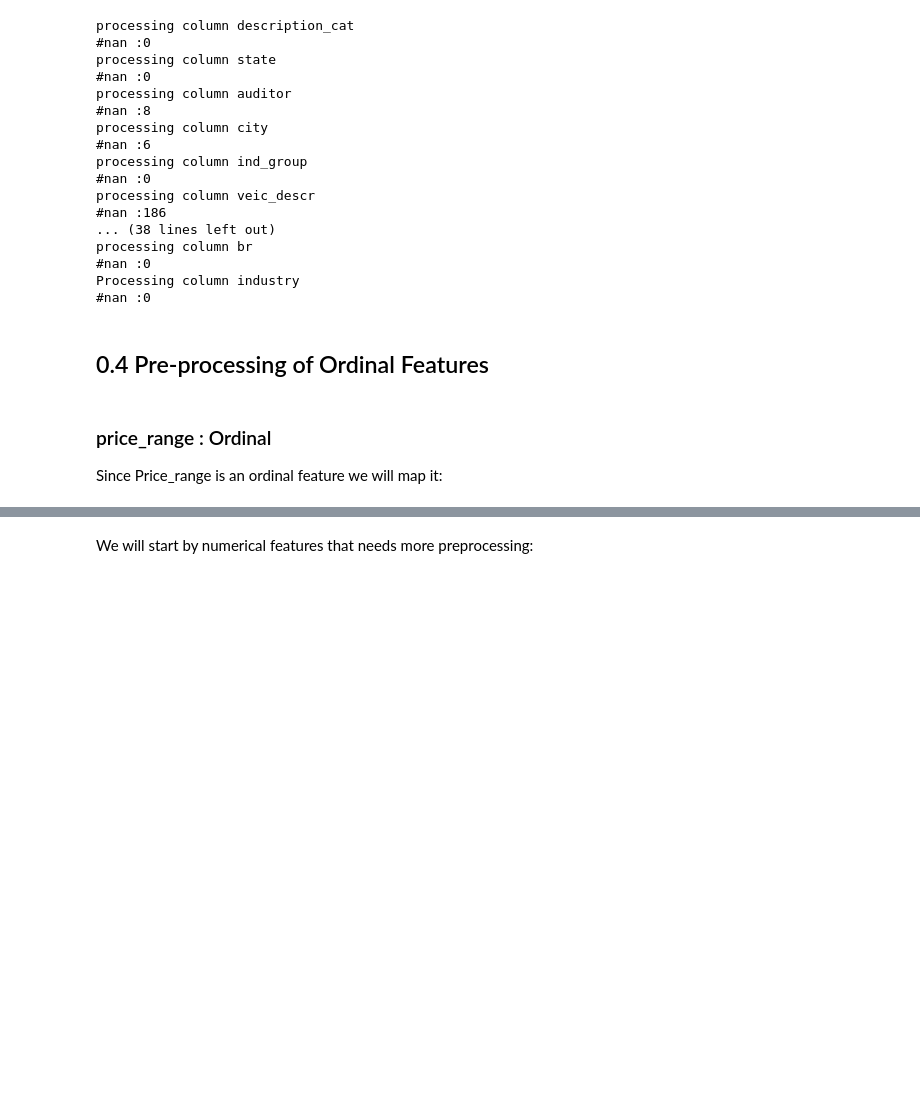
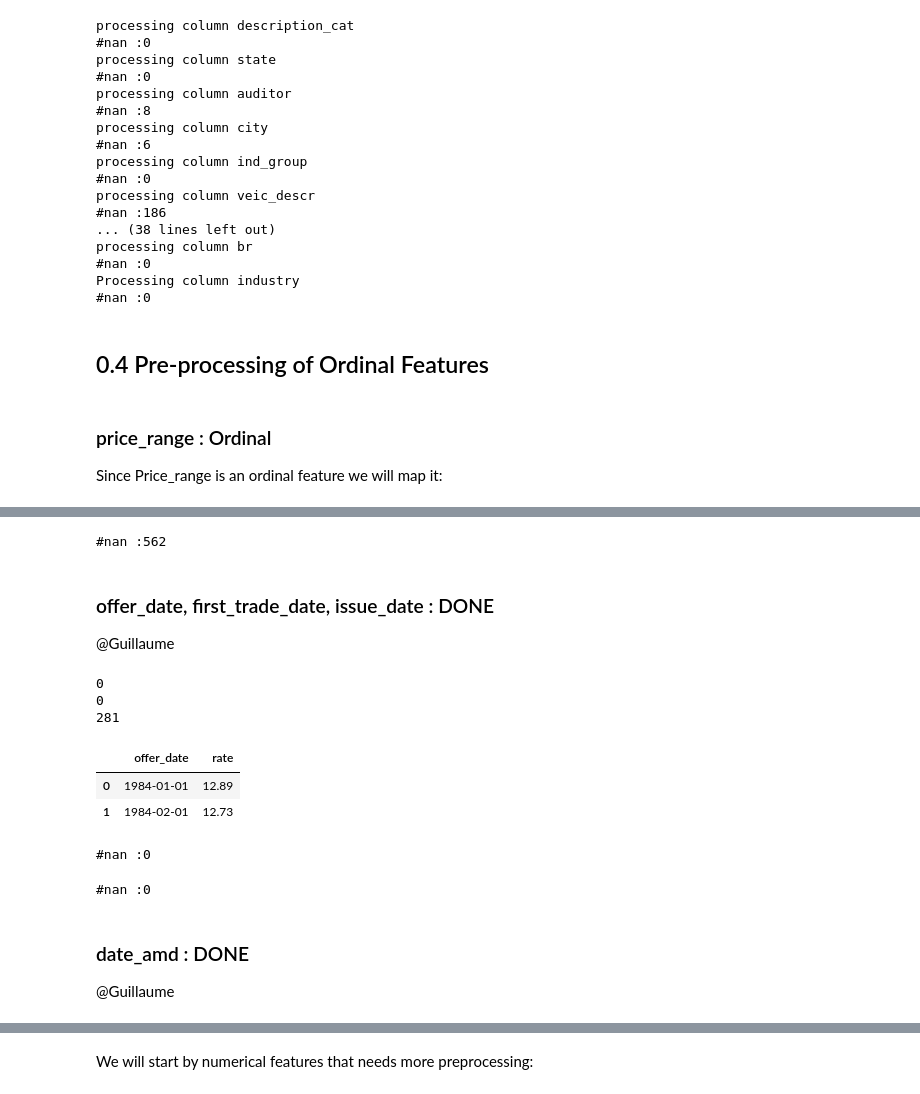
Before and after one commit to mariembelhajali/-Ipo-prediction-, a Jupyter notebook: project_description-2018-6-3-2-3-3.ipynb, the cells around one changed output, grey strips where cells are left out. Cells and saved outputs as stored; diff of their text form; code cells hidden in the pictures; blank space fills up the shorter version.

```diff
--- a/project_description-2018-6-3-2-3-3.ipynb
+++ b/project_description-2018-6-3-2-3-3.ipynb
@@ -410,0 +384,11 @@ ipo_processing.price_range = ipo_processing.price_range.replace(dict_p)
+# %%
+#Get days only last
+ipo_processing['lockup_days'] = ipo['lockup_days'].apply(lambda x: str(x) if( pd.isnull(x) ) else str(x)[-3:] )
+#Cast it as a number
+ipo_processing['lockup_days'] = ipo_processing['lockup_days'].apply(lambda x: int(x) if( str(x).isdigit() ) else np.nan )
+#replace missing values
+ipo_processing['lockup_days'] = replace_nan(ipo_processing['lockup_days'], '')
+
+#ipo_processing['lockup_days'].head(50)
+# %% [output]
+#nan :562
@@ -410,0 +398,28 @@ ipo_processing.price_range = ipo_processing.price_range.replace(dict_p)
+# %% [markdown]
+### offer_date, first_trade_date, issue_date : DONE
+@Guillaume
+# %%
+#Compare number of missing value offer_date and issue_date ares nearly the same.
+print(ipo['issue_date'].isna().sum() )
+print(ipo['offer_date'].isna().sum() )
+print(ipo['first_trade_date'].isna().sum() )
+# %% [output]
+0
+0
+281
+# %%
+#drop first_trade_date
+columns_to_drop.append('first_trade_date')
+columns_to_drop.append('issue_date')
+columnWeTransform = 'offer_date'
+# %%
+# read dataset of the american 10 year bond rate
+# This give us more info on the actual risk premium
+rate = pd.read_csv('HQMCB10YR.csv')
+rate.rename(columns = {'DATE':columnWeTransform, 'HQMCB10YR':'rate'}, inplace = True)
+rate[columnWeTransform] = rate[columnWeTransform].apply(lambda x: pd.to_datetime(x))
+rate.head(2)
+# %% [output]
+|  | offer_date | rate |
+| 0 | 1984-01-01 | 12.89 |
+| 1 | 1984-02-01 | 12.73 |
@@ -410,0 +432,12 @@ ipo_processing.price_range = ipo_processing.price_range.replace(dict_p)
+# %%
+#Replace missing value rate
+ipo_processing.rate = replace_nan(ipo_processing.rate, '')
+# %% [output]
+#nan :0
+# %%
+#Replace missing value by the most frequent one.
+ipo_processing[columnWeTransform] = ipo[columnWeTransform].apply(lambda x: str(x)[0:10])
+ipo_processing[columnWeTransform] = replace_nan(ipo[columnWeTransform], '1900-01-01')
+ipo_processing[columnWeTransform] = ipo_processing[columnWeTransform].apply(lambda x: pd.to_datetime(x))
+# %% [output]
+#nan :0
@@ -410,0 +459,3 @@ ipo_processing.price_range = ipo_processing.price_range.replace(dict_p)
+# %% [markdown]
+### date_amd : DONE
+@Guillaume
```
Also changed, not shown: parts of 106 cells of this notebook.
